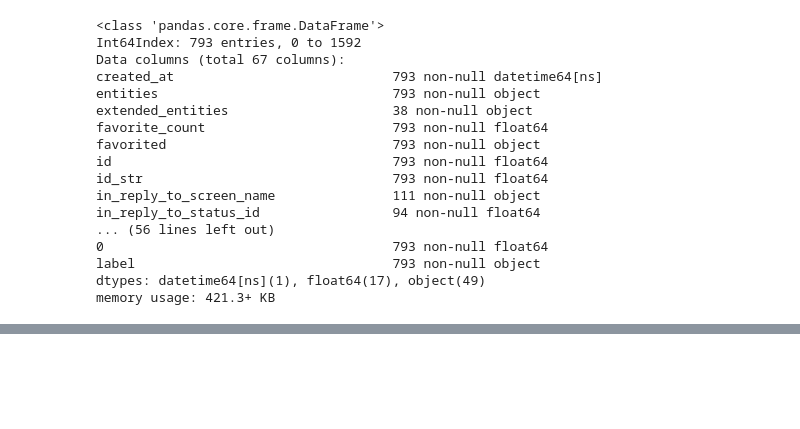
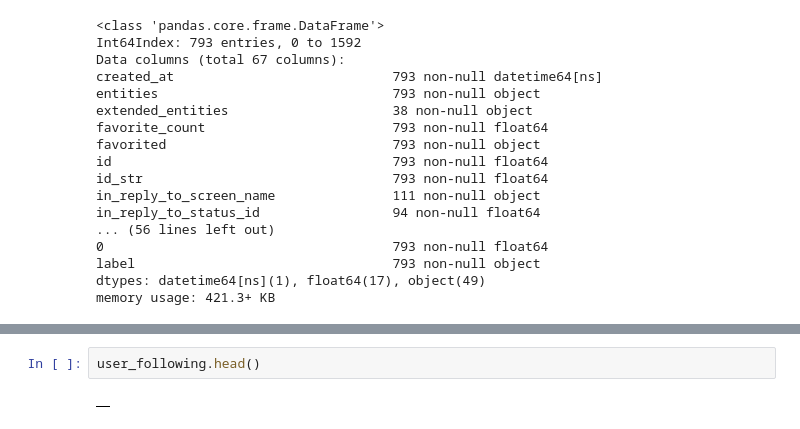
Before and after one commit to henmja/Detecting-Fake-News-and-Rumors-in-Twitter-Using-Deep-Neural-Networks, a Jupyter notebook: Preprocessing.ipynb, the cells around one changed output, grey strips where cells are left out. Cells and saved outputs as stored; diff of their text form; blank space fills up the shorter version.

```diff
--- a/Preprocessing.ipynb
+++ b/Preprocessing.ipynb
@@ -543,0 +959,4 @@ bigdata.head()
+# %%
+user_following.head()
+# %% [output]
+|  |
```
Also changed, not shown: parts of 17 cells of this notebook.
